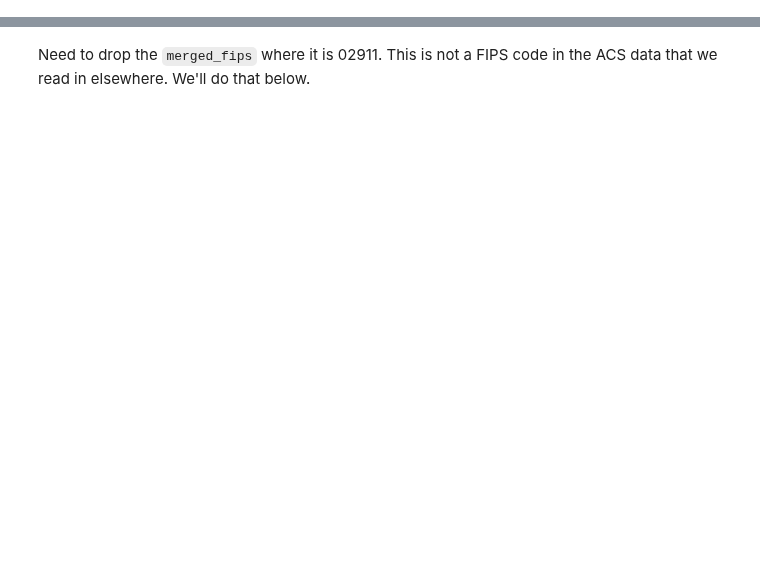
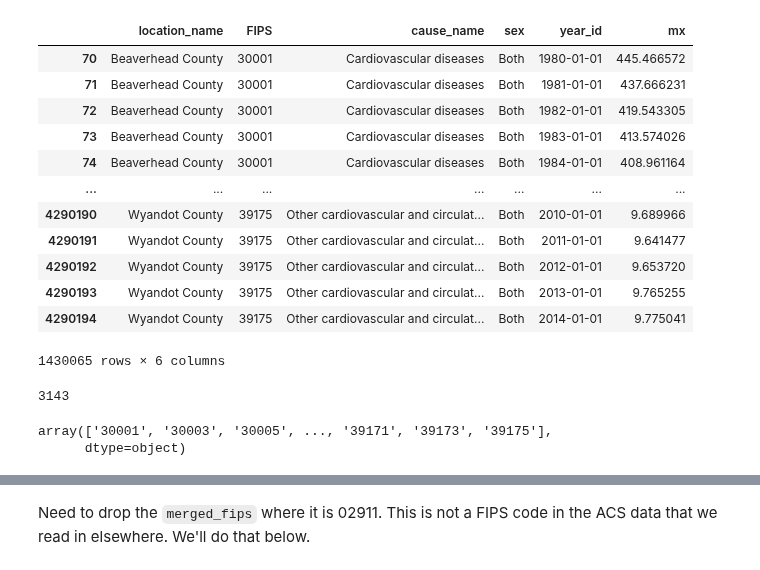
Before and after one commit to calculaterceec/Proj4Team2, a Jupyter notebook: code/02-2-Demo_with_health.ipynb, the cells around one changed output, grey strips where cells are left out. Cells and saved outputs as stored; diff of their text form; code cells hidden in the pictures; blank space fills up the shorter version.

```diff
--- a/code/02-2-Demo_with_health.ipynb
+++ b/code/02-2-Demo_with_health.ipynb
@@ -10,0 +42,26 @@ cvd_df = pd.read_csv('../data/cleaned/cvd_mortality.zip', parse_dates=['year_id'
+# %%
+cvd_df_both = cvd_df[cvd_df['sex'] == 'Both']
+cvd_df_both
+# %% [output]
+|  | location_name | FIPS | cause_name | sex | year_id | mx |
+| 70 | Beaverhead County | 30001 | Cardiovascular diseases | Both | 1980-01-01 | 445.466572 |
+| 71 | Beaverhead County | 30001 | Cardiovascular diseases | Both | 1981-01-01 | 437.666231 |
+| 72 | Beaverhead County | 30001 | Cardiovascular diseases | Both | 1982-01-01 | 419.543305 |
+| 73 | Beaverhead County | 30001 | Cardiovascular diseases | Both | 1983-01-01 | 413.574026 |
+| 74 | Beaverhead County | 30001 | Cardiovascular diseases | Both | 1984-01-01 | 408.961164 |
+| ... | ... | ... | ... | ... | ... | ... |
+| 4290190 | Wyandot County | 39175 | Other cardiovascular and circulat... | Both | 2010-01-01 | 9.689966 |
+| 4290191 | Wyandot County | 39175 | Other cardiovascular and circulat... | Both | 2011-01-01 | 9.641477 |
+| 4290192 | Wyandot County | 39175 | Other cardiovascular and circulat... | Both | 2012-01-01 | 9.653720 |
+| 4290193 | Wyandot County | 39175 | Other cardiovascular and circulat... | Both | 2013-01-01 | 9.765255 |
+| 4290194 | Wyandot County | 39175 | Other cardiovascular and circulat... | Both | 2014-01-01 | 9.775041 |
+1430065 rows × 6 columns
+# %%
+cvd_df['FIPS'].nunique()
+# %% [output]
+3143
+# %%
+cvd_df_both['FIPS'].unique()
+# %% [output]
+array(['30001', '30003', '30005', ..., '39171', '39173', '39175'],
+      dtype=object)
```
Also changed, not shown: parts of 15 cells of this notebook, 2 other files.
